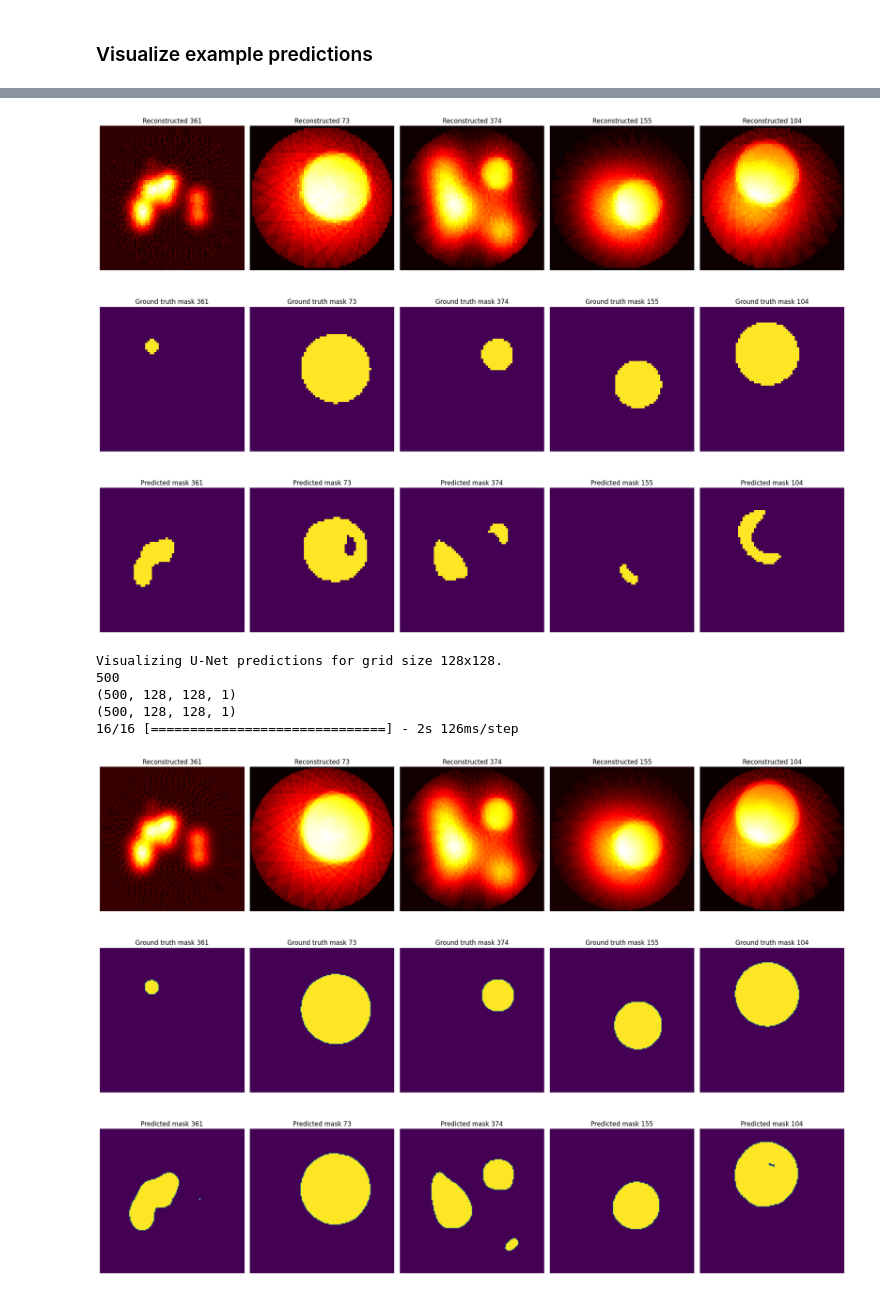
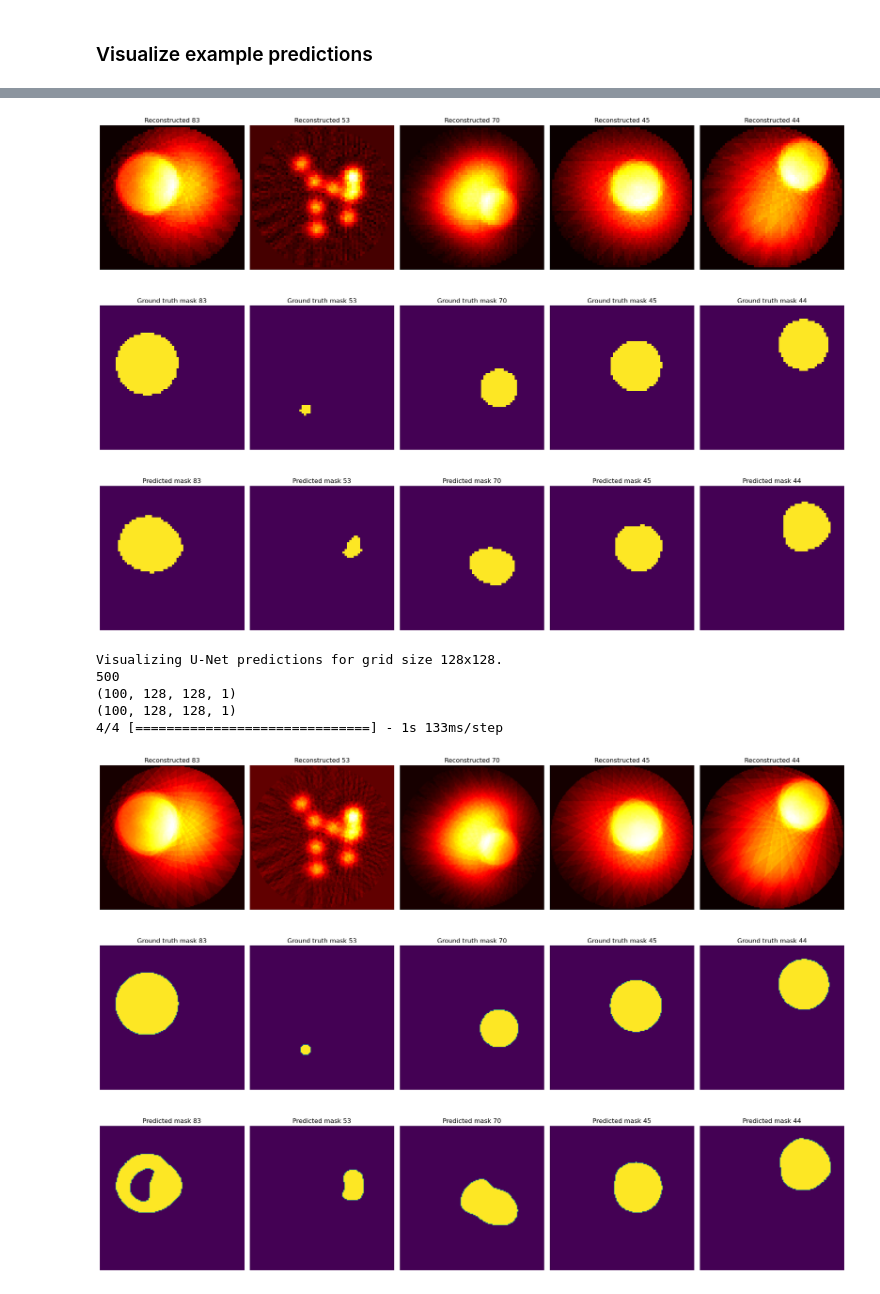
Before and after one commit to LukaiWang1998/mis_final_proj, a Jupyter notebook: project.ipynb, the cells around one changed output, grey strips where cells are left out. Saved outputs shown, nothing was run; the diff lists cells and outputs as text; code cells hidden in the pictures.

Commit message:
Updated unet and project for part D

```diff
--- a/project.ipynb
+++ b/project.ipynb
@@ -347,10 +352,11 @@ import unet
 for grid_size in grid_size_list:
     print(f"Training U-Net for grid size {grid_size}x{grid_size}.")
     data_dir = os.path.join(output_dir, f"{grid_size}x{grid_size}")
-    x, y = unet.get_data(data_dir, grid_size)
-    model = unet.unet(input_size=(grid_size, grid_size, 1),num_classes=2,base_level_filters=16,layers=3)
+    data = unet.get_data(data_dir, grid_size)
+    model = unet.unet(input_size=(grid_size, grid_size, 1),num_classes=2,base_level_filters=16,layers=3) #unet model specifications
 
-    r = model.fit(x, y, validation_split = 0.33, epochs = 20)
+    x_test, x_train, y_test, y_train = unet.data_split(data)
+    r = model.fit(x_train, y_train, validation_data = (x_test, y_test), epochs = 20)
     model.save(os.path.join(data_dir, f"unet_{grid_size}x{grid_size}.keras"))
 
     # Plot the training history
@@ -449,19 +455,20 @@ import systema
 for grid_size in grid_size_list:
     print(f"Visualizing U-Net predictions for grid size {grid_size}x{grid_size}.")
     data_dir = os.path.join(output_dir, f"{grid_size}x{grid_size}")
-    x, y = unet.get_data(data_dir, grid_size)
-    print(x.shape)
-    print(y.shape)
+    data = unet.get_data(data_dir, grid_size)
+    x_test, x_train, y_test, y_train = unet.data_split(data)
+    print(x_test.shape)
+    print(y_test.shape)
 
     model = unet.unet(input_size=(grid_size, grid_size, 1),num_classes=2,base_level_filters=16,layers=3)
     model.load_weights(os.path.join(data_dir, f"unet_{grid_size}x{grid_size}.keras"))
     # Predict
-    pred = model.predict(x)
+    pred = model.predict(x_test)
     pred = np.argmax(pred, axis = 3)
     np.random.seed(42)  # Set seed for reproducibility
 
     # Visualize random samples
-    unet.visualize_random(grid_size, x, y, pred, num_to_show=5)
+    unet.visualize_random(grid_size, x_test, y_test, pred, num_to_show=5)
 # %% [output]
 Visualizing U-Net predictions for grid size 8x8.
 500
@@ -483,7 +490,7 @@ Visualizing U-Net predictions for grid size 64x64.
-[figure, old version]
+[figure, new version]
 Visualizing U-Net predictions for grid size 128x128.
 500
-(500, 128, 128, 1)
-(500, 128, 128, 1)
-16/16 [==============================] - 2s 126ms/step
+(100, 128, 128, 1)
+(100, 128, 128, 1)
+4/4 [==============================] - 1s 133ms/step
-[figure, old version]
+[figure, new version]
```
Also changed, not shown: parts of 6 cells of this notebook, 1 other file.
